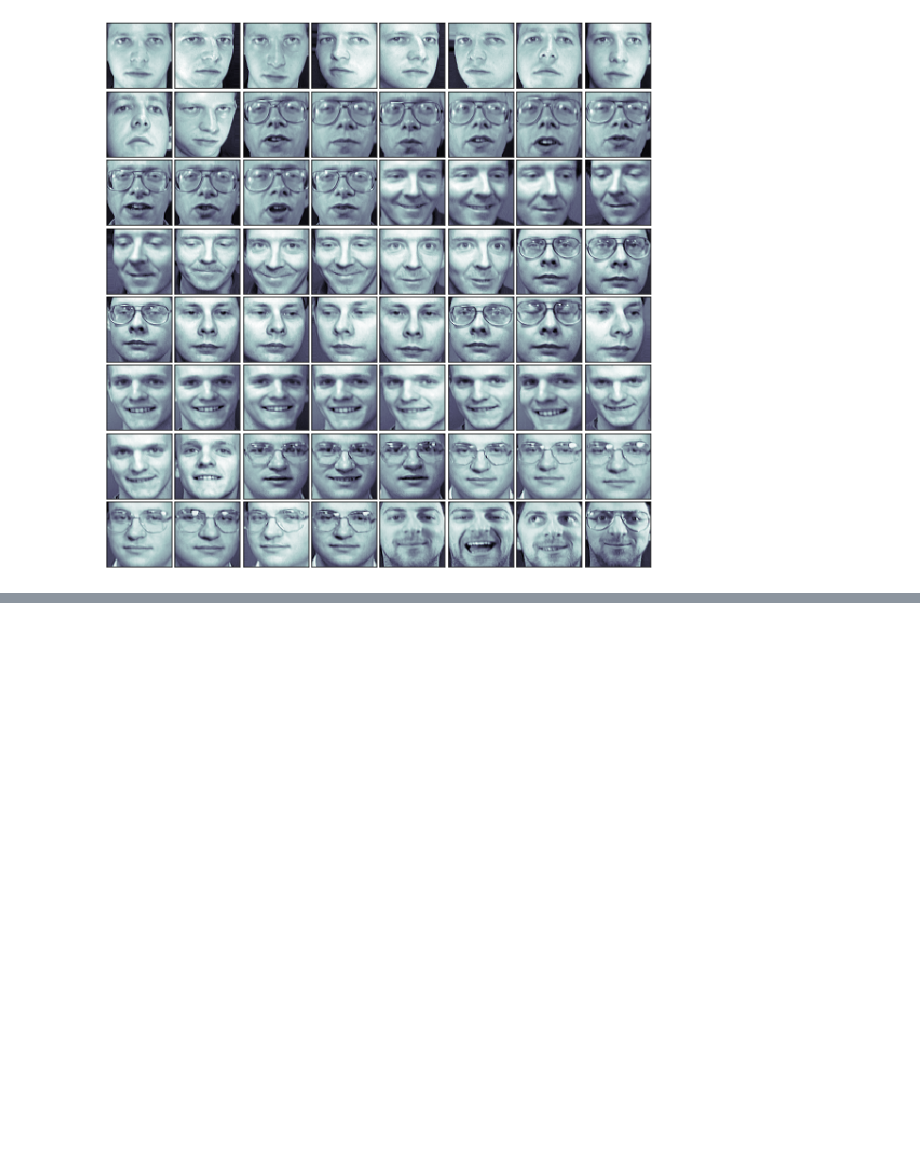
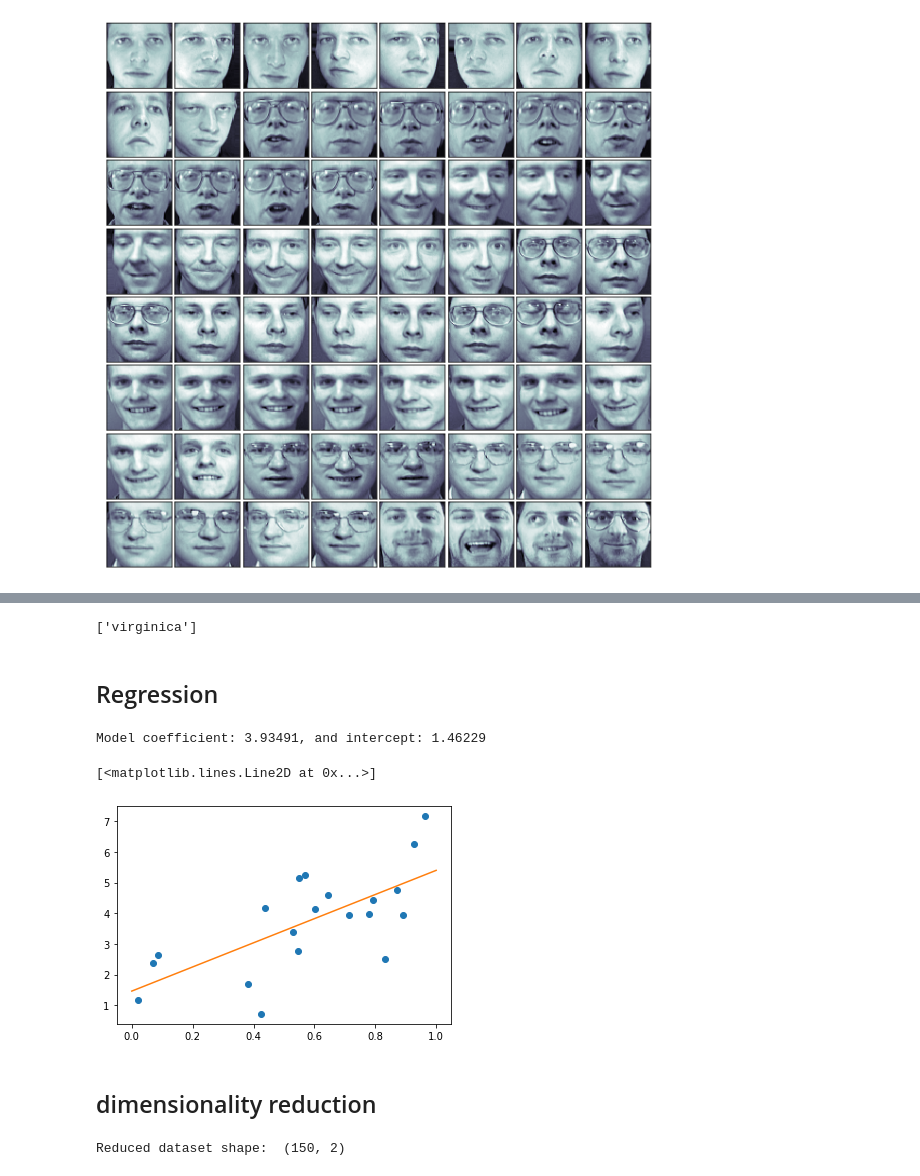
Before and after one commit to joshfuchs/DataScience_projects, a Jupyter notebook: SciKitLearn intro.ipynb, the cells around one changed output, grey strips where cells are left out. Cells and saved outputs as stored; diff of their text form; code cells hidden in the pictures; blank space fills up the shorter version.

```diff
--- a/SciKitLearn intro.ipynb
+++ b/SciKitLearn intro.ipynb
@@ -193,0 +250,29 @@ for i in range(64):
+# %%
+print(iris.target_names[svc.predict(unknown_iris)])
+# %% [output]
+['virginica']
+# %% [markdown]
+## Regression
+# %%
+# create some simple data
+np.random.seed(0)
+X = np.random.random(size=(20,1))
+y = 3. * X.squeeze() + 2. + np.random.normal(size=20)
+# %%
+# fit a linear regression to it
+model = LinearRegression(fit_intercept=True)
+model.fit(X,y)
+print('Model coefficient: %.5f, and intercept: %.5f' % (model.coef_, model.intercept_))
+# %% [output]
+Model coefficient: 3.93491, and intercept: 1.46229
+# %%
+# plot the data and the model prediction
+X_test = np.linspace(0,1,100)[:, np.newaxis]
+y_test = model.predict(X_test)
+plt.plot(X.squeeze(), y, 'o')
+plt.plot(X_test.squeeze(), y_test)
+# %% [output]
+[<matplotlib.lines.Line2D at 0x...>]
+[figure, added]
+# %% [markdown]
+## dimensionality reduction
@@ -193,0 +281,8 @@ for i in range(64):
+# %%
+X, y = iris.data, iris.target
+pca = PCA(n_components=2)
+pca.fit(X)
+X_reduced = pca.transform(X)
+print('Reduced dataset shape: ', X_reduced.shape)
+# %% [output]
+Reduced dataset shape:  (150, 2)
```
Also changed, not shown: parts of 22 cells of this notebook.
